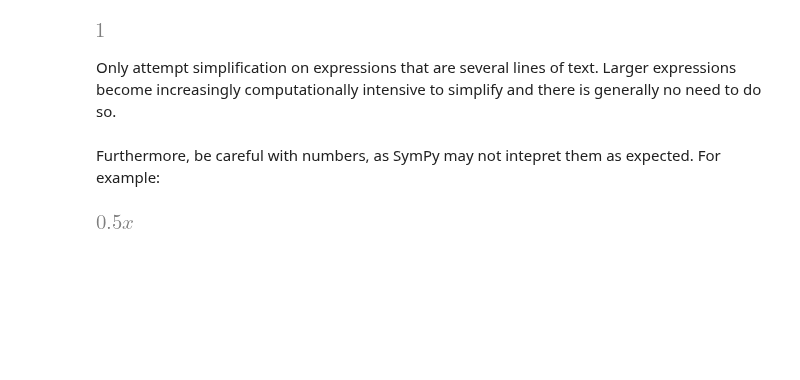
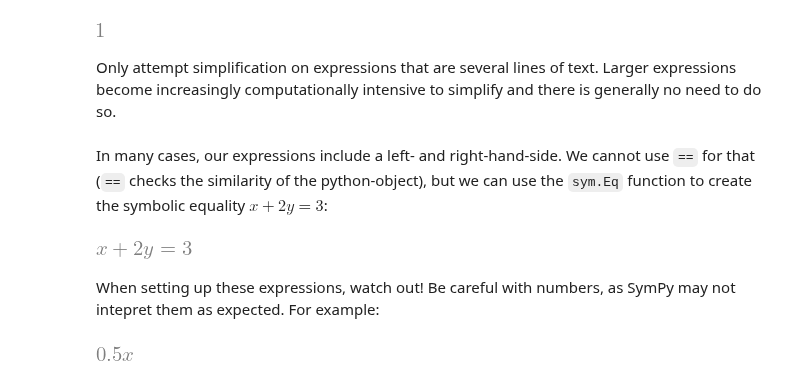
Before and after one commit to TeachBooks/mirror_mude_book, a Jupyter notebook: book/programming/sympy/sympy.ipynb, the cells around one changed output. Saved outputs shown, nothing was run; the diff lists cells and outputs as text; code cells hidden in the pictures; blank space fills up the shorter version.

```diff
--- a/book/programming/sympy/sympy.ipynb
+++ b/book/programming/sympy/sympy.ipynb
@@ -146,8 +146,14 @@ sym.simplify(expr2)
 [figure]
 # %% [markdown]
 Only attempt simplification on expressions that are several lines of text. Larger expressions become increasingly computationally intensive to simplify and there is generally no need to do so.
+# %% [markdown]
+In many cases, our expressions include a left- and right-hand-side. We cannot use `==` for that (`==` checks the similarity of the python-object), but we can use the `sym.Eq` function to create the symbolic equality $x + 2y = 3$:
+# %%
+sym.Eq(expr,3)
+# %% [output]
+[figure, added]
 # %% [markdown]
-Furthermore, be careful with numbers, as SymPy may not intepret them as expected. For example:
+When setting up these expressions, watch out! Be careful with numbers, as SymPy may not intepret them as expected. For example:
 # %%
 1/2*x
 # %% [output]
```
Also changed, not shown: parts of 3 cells of this notebook.
